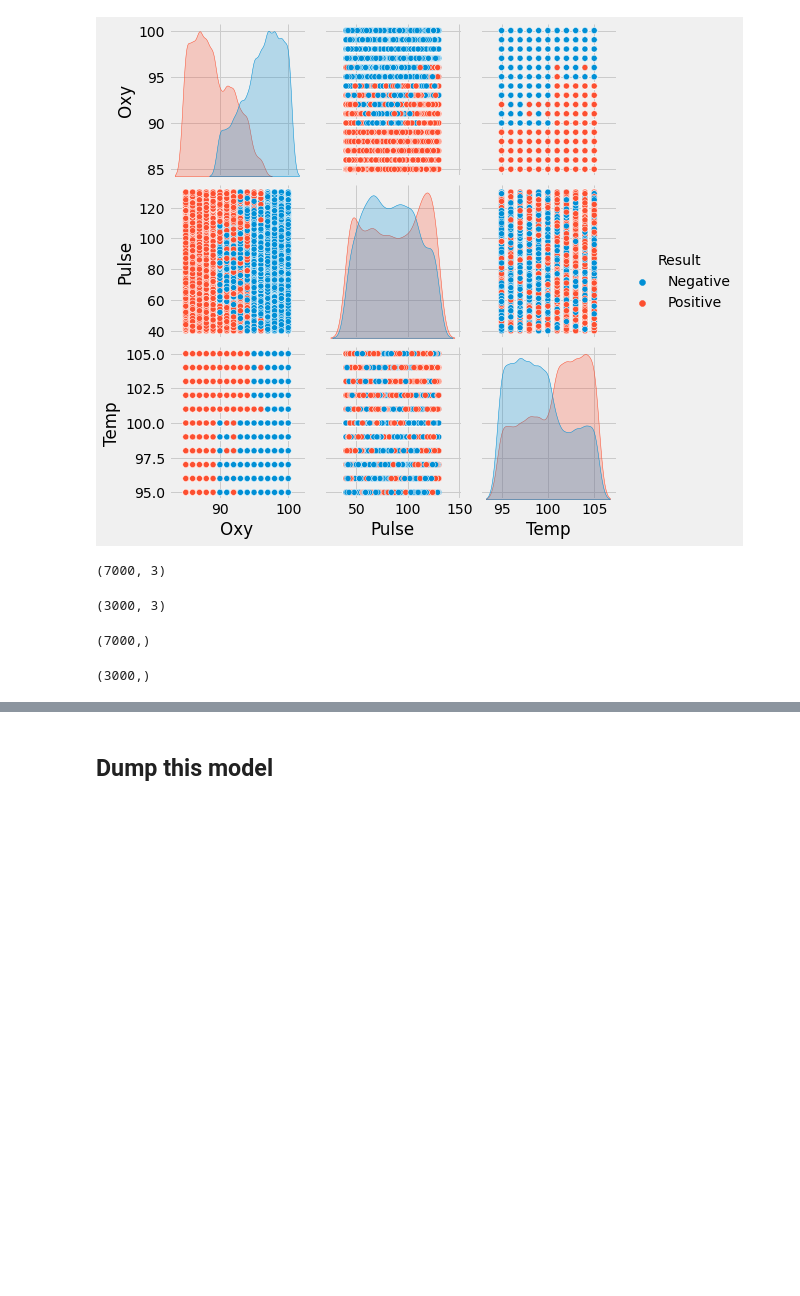
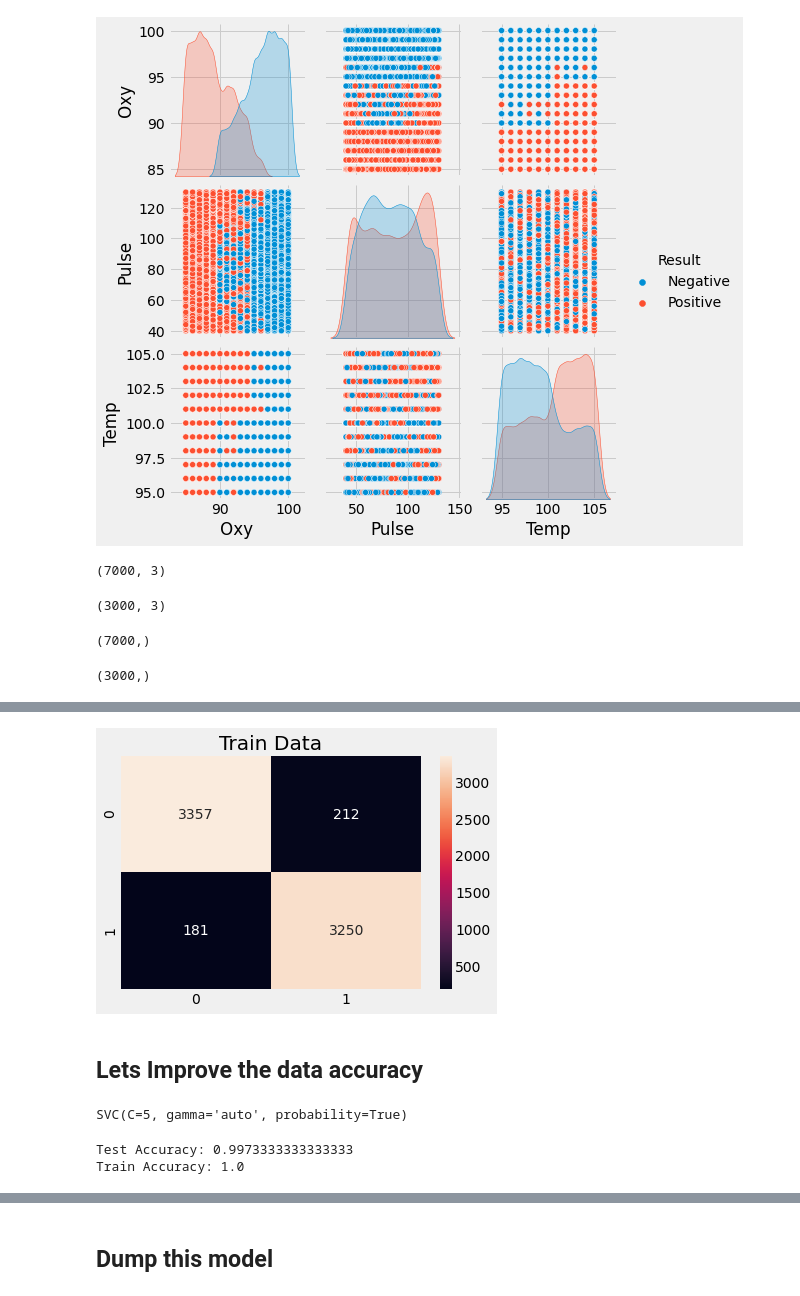
Before and after one commit to NaNdalal-dev/Predict-Covid, a Jupyter notebook: Analysis-part/predict_covid.ipynb, the cells around one changed output, grey strips where cells are left out. Drawn from its saved outputs; the diff is of its cells as text; code cells hidden in the pictures; blank space fills up the shorter version.

```diff
--- a/Analysis-part/predict_covid.ipynb
+++ b/Analysis-part/predict_covid.ipynb
@@ -93,0 +104,20 @@ Train Accuracy: 1.0
+# %%
+train = confusion_matrix(y_pred_train,y_train)
+plt.title('Train Data')
+sns.heatmap(data=train,annot=True,fmt='g')
+plt.show()
+# %% [output]
+[figure, added]
+# %% [markdown]
+## Lets Improve the data accuracy
+# %%
+model2 = SVC(C=5,gamma='auto',probability=True)
+model2.fit(x_train,y_train)
+# %% [output]
+SVC(C=5, gamma='auto', probability=True)
+# %%
+print('Test Accuracy:',model2.score(x_test,y_test))
+print('Train Accuracy:',model2.score(x_train,y_train))
+# %% [output]
+Test Accuracy: 0.9973333333333333
+Train Accuracy: 1.0
```
Also changed, not shown: parts of 10 cells of this notebook, 16 other files.
